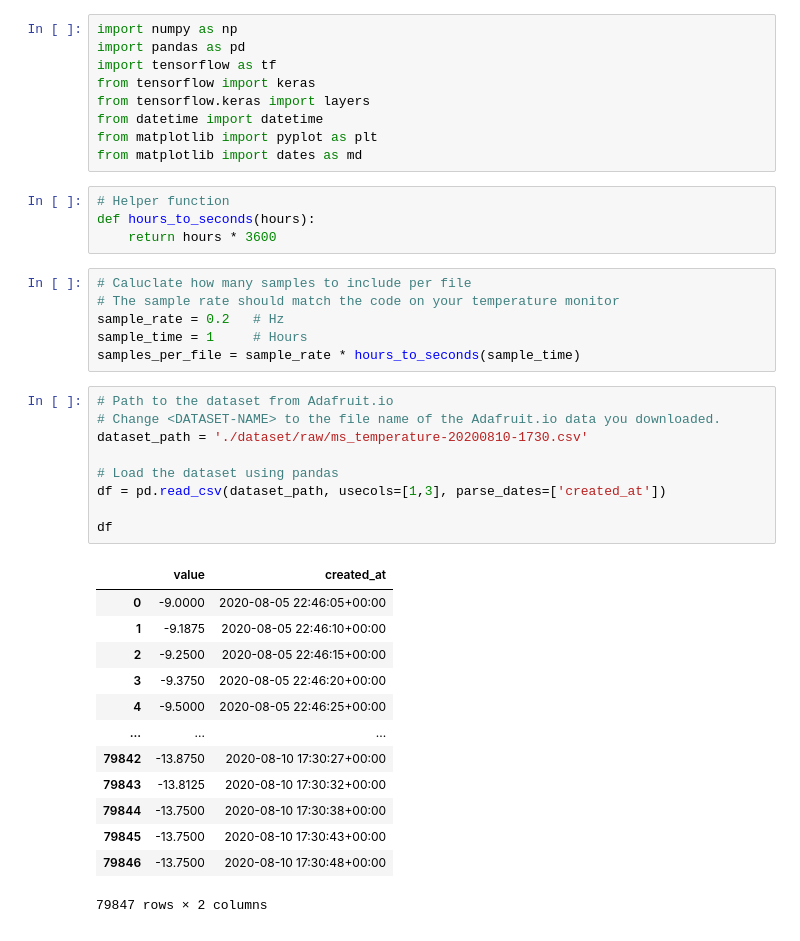
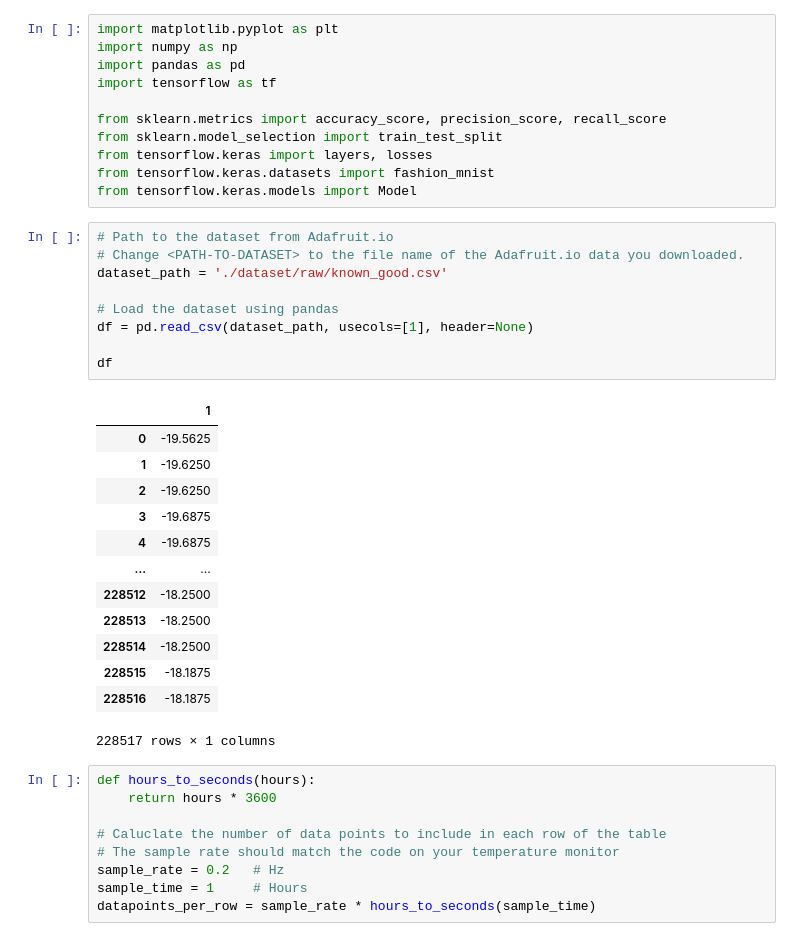
Before and after one commit to microsoft/ai-freezer-monitor, a Jupyter notebook: anomaly-detection-training/autoencoder_training.ipynb, the cells around one changed output. Cells and saved outputs as stored; diff of their text form.

```diff
--- a/anomaly-detection-training/autoencoder_training.ipynb
+++ b/anomaly-detection-training/autoencoder_training.ipynb
@@ -1,42 +1,43 @@
 # %%
+import matplotlib.pyplot as plt
 import numpy as np
 import pandas as pd
 import tensorflow as tf
-from tensorflow import keras
-from tensorflow.keras import layers
-from datetime import datetime
-from matplotlib import pyplot as plt
-from matplotlib import dates as md
+
+from sklearn.metrics import accuracy_score, precision_score, recall_score
+from sklearn.model_selection import train_test_split
+from tensorflow.keras import layers, losses
+from tensorflow.keras.datasets import fashion_mnist
+from tensorflow.keras.models import Model
-# %%
-# Helper function
-def hours_to_seconds(hours):
-    return hours * 3600
+# %%
+# Path to the dataset from Adafruit.io
+# Change <PATH-TO-DATASET> to the file name of the Adafruit.io data you downloaded.
+dataset_path = './dataset/raw/known_good.csv'
+
+# Load the dataset using pandas
+df = pd.read_csv(dataset_path, usecols=[1], header=None)
+
+df
+# %% [output]
+|  | 1 |
+| 0 | -19.5625 |
+| 1 | -19.6250 |
+| 2 | -19.6250 |
+| 3 | -19.6875 |
+| 4 | -19.6875 |
+| ... | ... |
+| 228512 | -18.2500 |
+| 228513 | -18.2500 |
+| 228514 | -18.2500 |
+| 228515 | -18.1875 |
+| 228516 | -18.1875 |
+228517 rows × 1 columns
 # %%
-# Caluclate how many samples to include per file
+def hours_to_seconds(hours):
+    return hours * 3600
+
+# Caluclate the number of data points to include in each row of the table
 # The sample rate should match the code on your temperature monitor
 sample_rate = 0.2   # Hz
 sample_time = 1     # Hours
-samples_per_file = sample_rate * hours_to_seconds(sample_time)
+datapoints_per_row = sample_rate * hours_to_seconds(sample_time)
-# %%
-# Path to the dataset from Adafruit.io
-# Change <DATASET-NAME> to the file name of the Adafruit.io data you downloaded.
-dataset_path = './dataset/raw/ms_temperature-20200810-1730.csv'
-
-# Load the dataset using pandas
-df = pd.read_csv(dataset_path, usecols=[1,3], parse_dates=['created_at'])
-
-df
-# %% [output]
-|  | value | created_at |
-| 0 | -9.0000 | 2020-08-05 22:46:05+00:00 |
-| 1 | -9.1875 | 2020-08-05 22:46:10+00:00 |
-| 2 | -9.2500 | 2020-08-05 22:46:15+00:00 |
-| 3 | -9.3750 | 2020-08-05 22:46:20+00:00 |
-| 4 | -9.5000 | 2020-08-05 22:46:25+00:00 |
-| ... | ... | ... |
-| 79842 | -13.8750 | 2020-08-10 17:30:27+00:00 |
-| 79843 | -13.8125 | 2020-08-10 17:30:32+00:00 |
-| 79844 | -13.7500 | 2020-08-10 17:30:38+00:00 |
-| 79845 | -13.7500 | 2020-08-10 17:30:43+00:00 |
-| 79846 | -13.7500 | 2020-08-10 17:30:48+00:00 |
-79847 rows × 2 columns
```
Also changed, not shown: parts of 42 cells of this notebook.
